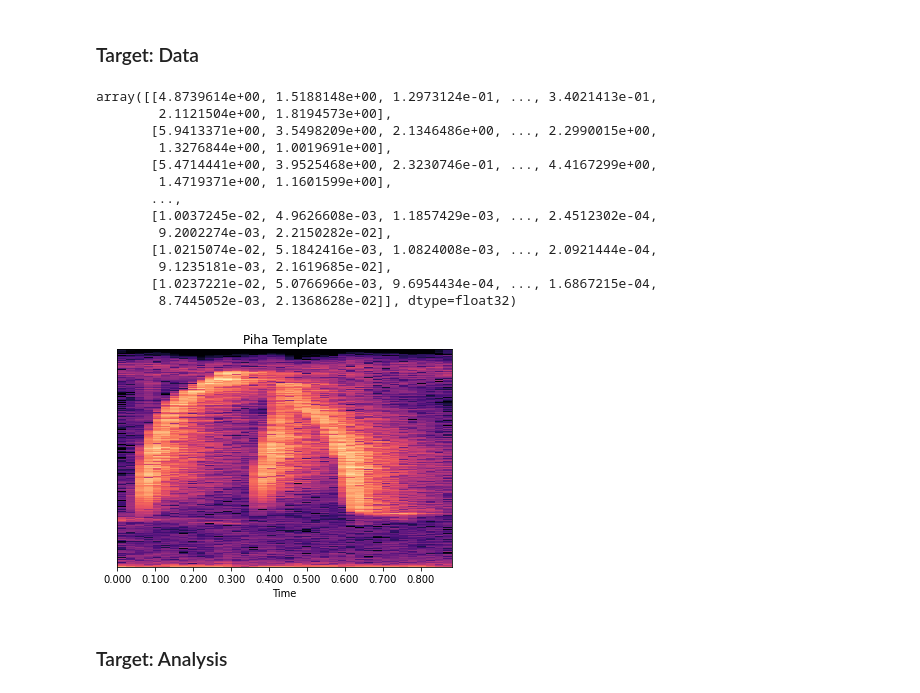
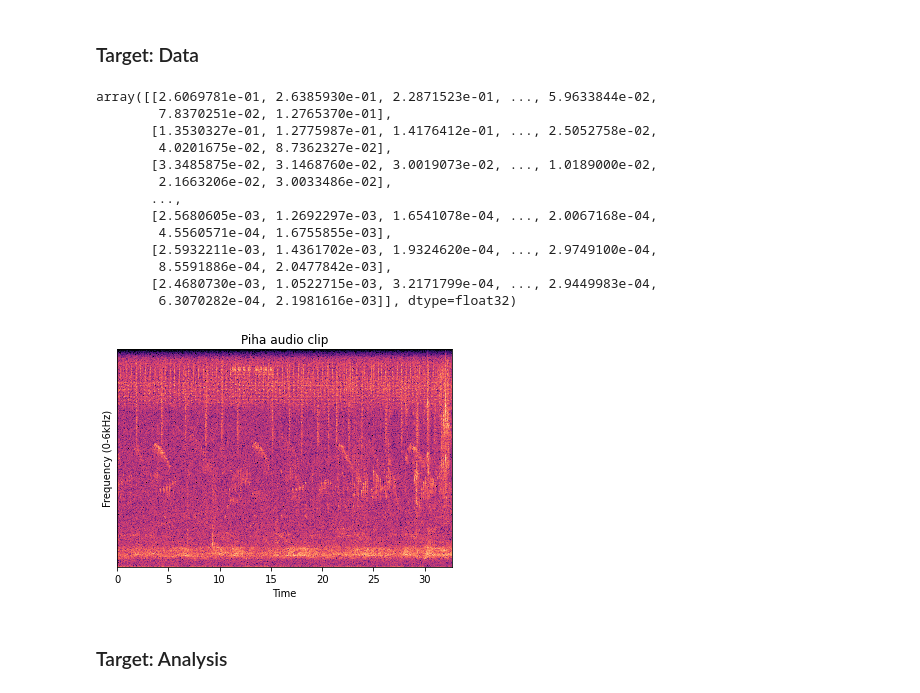
Before and after one commit to hjagarla/DSC180A_A09_cross_correlation, a Jupyter notebook: Testing.ipynb, the cells around one changed output. Cells and saved outputs as stored; diff of their text form; code cells hidden in the pictures.

```diff
--- a/Testing.ipynb
+++ b/Testing.ipynb
@@ -6,27 +6,25 @@ from cross_correlation import *
 ## Screaming Piha
 # %% [markdown]
 ### Target: Data
-# %%
-temp_path = './data/test/ScreamingPiha2.wav'
 # %%
 audio = load_audio(temp_path)
-temp = template(audio)
-temp
+tf_audio = spectrogram(audio)
+tf_audio
 # %% [output]
-array([[4.8739614e+00, 1.5188148e+00, 1.2973124e-01, ..., 3.4021413e-01,
-        2.1121504e+00, 1.8194573e+00],
-       [5.9413371e+00, 3.5498209e+00, 2.1346486e+00, ..., 2.2990015e+00,
-        1.3276844e+00, 1.0019691e+00],
-       [5.4714441e+00, 3.9525468e+00, 2.3230746e-01, ..., 4.4167299e+00,
-        1.4719371e+00, 1.1601599e+00],
+array([[2.6069781e-01, 2.6385930e-01, 2.2871523e-01, ..., 5.9633844e-02,
+        7.8370251e-02, 1.2765370e-01],
+       [1.3530327e-01, 1.2775987e-01, 1.4176412e-01, ..., 2.5052758e-02,
+        4.0201675e-02, 8.7362327e-02],
+       [3.3485875e-02, 3.1468760e-02, 3.0019073e-02, ..., 1.0189000e-02,
+        2.1663206e-02, 3.0033486e-02],
        ...,
-       [1.0037245e-02, 4.9626608e-03, 1.1857429e-03, ..., 2.4512302e-04,
-        9.2002274e-03, 2.2150282e-02],
-       [1.0215074e-02, 5.1842416e-03, 1.0824008e-03, ..., 2.0921444e-04,
-        9.1235181e-03, 2.1619685e-02],
-       [1.0237221e-02, 5.0766966e-03, 9.6954434e-04, ..., 1.6867215e-04,
-        8.7445052e-03, 2.1368628e-02]], dtype=float32)
+       [2.5680605e-03, 1.2692297e-03, 1.6541078e-04, ..., 2.0067168e-04,
+        4.5560571e-04, 1.6755855e-03],
+       [2.5932211e-03, 1.4361702e-03, 1.9324620e-04, ..., 2.9749100e-04,
+        8.5591886e-04, 2.0477842e-03],
+       [2.4680730e-03, 1.0522715e-03, 3.2171799e-04, ..., 2.9449983e-04,
+        6.3070282e-04, 2.1981616e-03]], dtype=float32)
-[figure, old version]
+[figure, new version]
 # %% [markdown]
 ### Target: Analysis
 # %%
```
Also changed, not shown: parts of 6 cells of this notebook, 3 other files.
